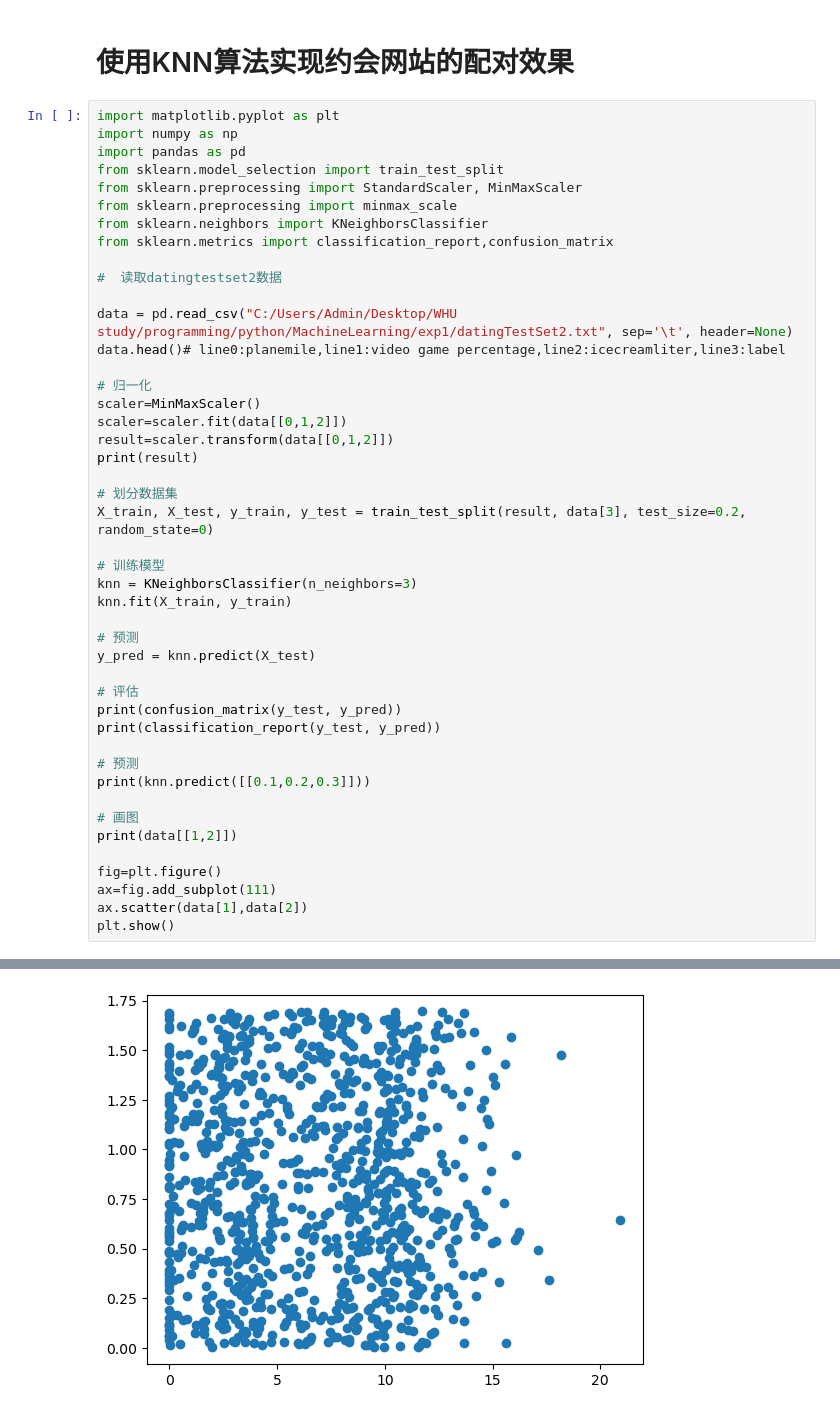
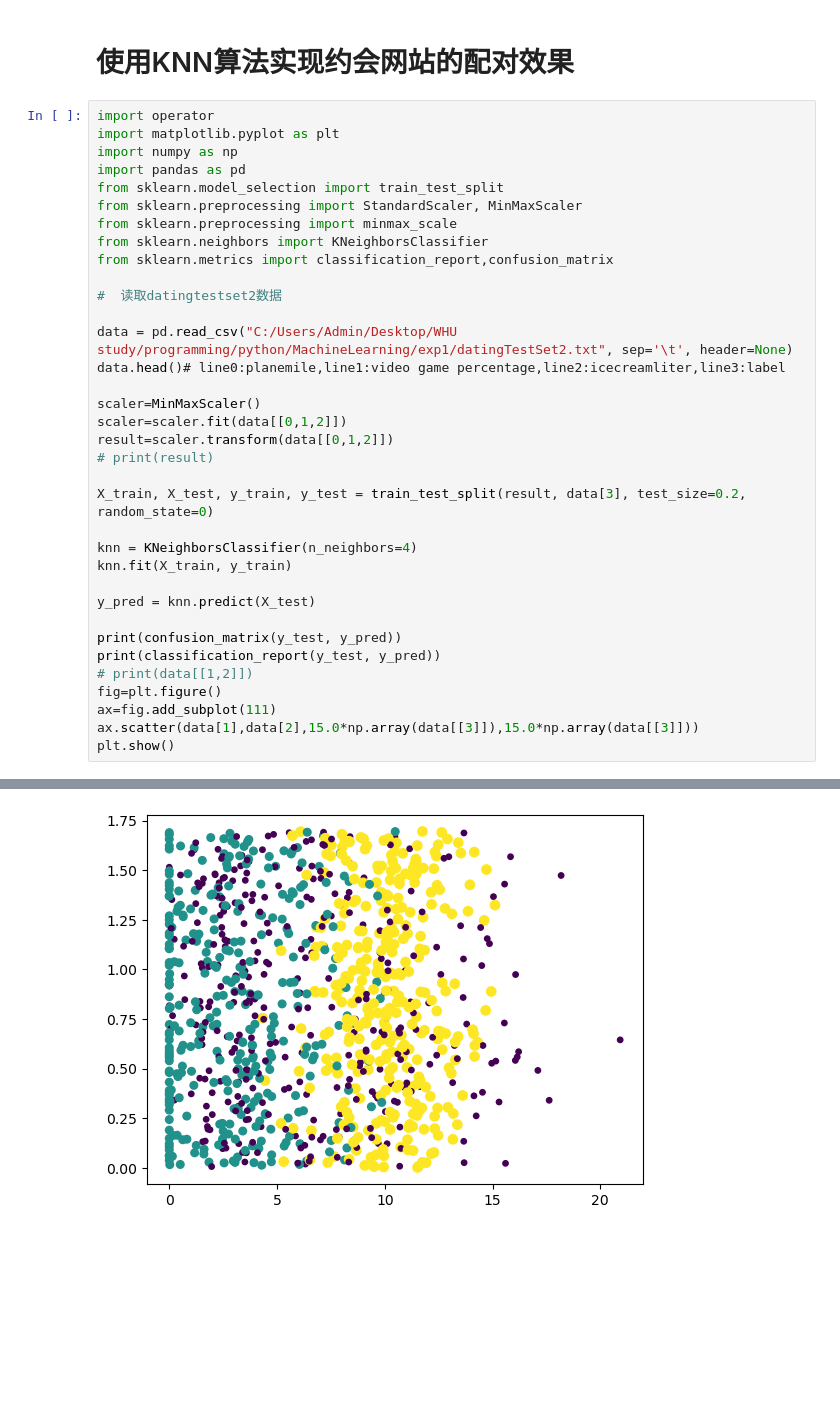
Before and after one commit to OrigamiShido/MachineLearning, a Jupyter notebook: exp1/exp1.1.ipynb, the cells around one changed output, grey strips where cells are left out. Saved outputs shown, nothing was run; the diff lists cells and outputs as text; blank space fills up the shorter version.

```diff
--- a/exp1/exp1.1.ipynb
+++ b/exp1/exp1.1.ipynb
@@ -1,6 +1,7 @@
 # %% [markdown]
 # 使用KNN算法实现约会网站的配对效果
 # %%
+import operator
 import matplotlib.pyplot as plt
 import numpy as np
 import pandas as pd
@@ -15,34 +16,23 @@ from sklearn.metrics import classification_report,confusion_matrix
 data = pd.read_csv("C:/Users/Admin/Desktop/WHU study/programming/python/MachineLearning/exp1/datingTestSet2.txt", sep='\t', header=None)
 data.head()# line0:planemile,line1:video game percentage,line2:icecreamliter,line3:label
 
-# 归一化
 scaler=MinMaxScaler()
 scaler=scaler.fit(data[[0,1,2]])
 result=scaler.transform(data[[0,1,2]])
-print(result)
+# print(result)
 
-# 划分数据集
 X_train, X_test, y_train, y_test = train_test_split(result, data[3], test_size=0.2, random_state=0)
 
-# 训练模型
-knn = KNeighborsClassifier(n_neighbors=3)
+knn = KNeighborsClassifier(n_neighbors=4)
 knn.fit(X_train, y_train)
 
-# 预测
 y_pred = knn.predict(X_test)
 
-# 评估
 print(confusion_matrix(y_test, y_pred))
 print(classification_report(y_test, y_pred))
-
-# 预测
-print(knn.predict([[0.1,0.2,0.3]]))
-
-# 画图
-print(data[[1,2]])
-
+# print(data[[1,2]])
 fig=plt.figure()
 ax=fig.add_subplot(111)
-ax.scatter(data[1],data[2])
+ax.scatter(data[1],data[2],15.0*np.array(data[[3]]),15.0*np.array(data[[3]]))
 plt.show()
 # %% [output]
@@ -66 +51 @@ plt.show()
-[figure, old version]
+[figure, new version]
```
Also changed, not shown: parts of 1 cell of this notebook, 10 other files.
